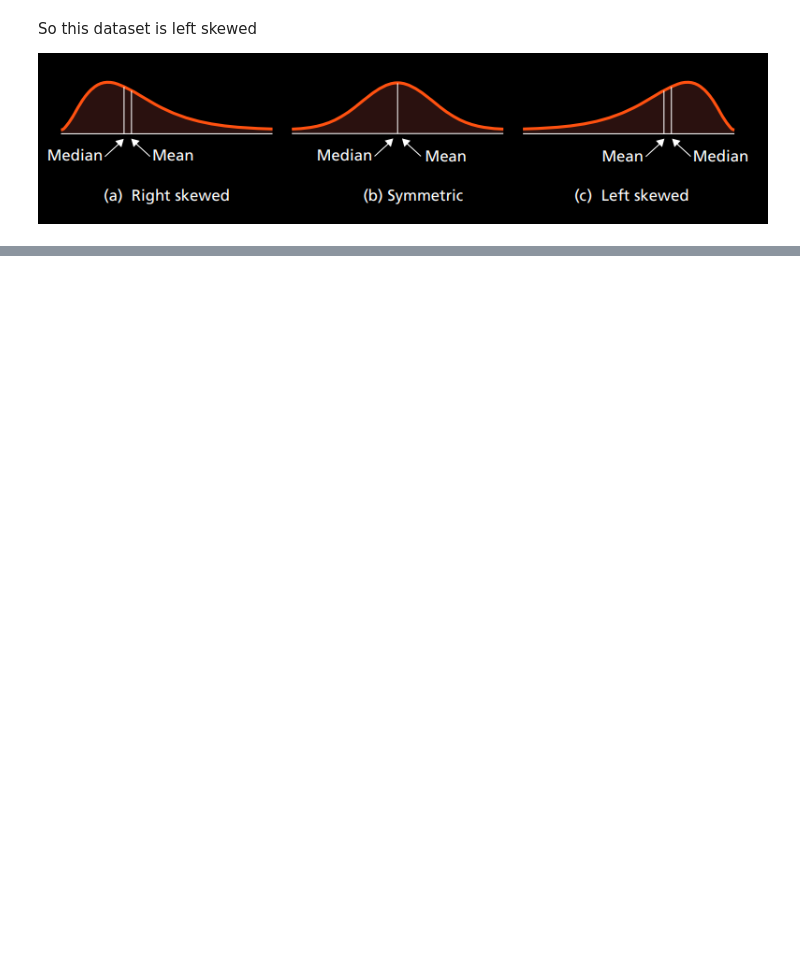
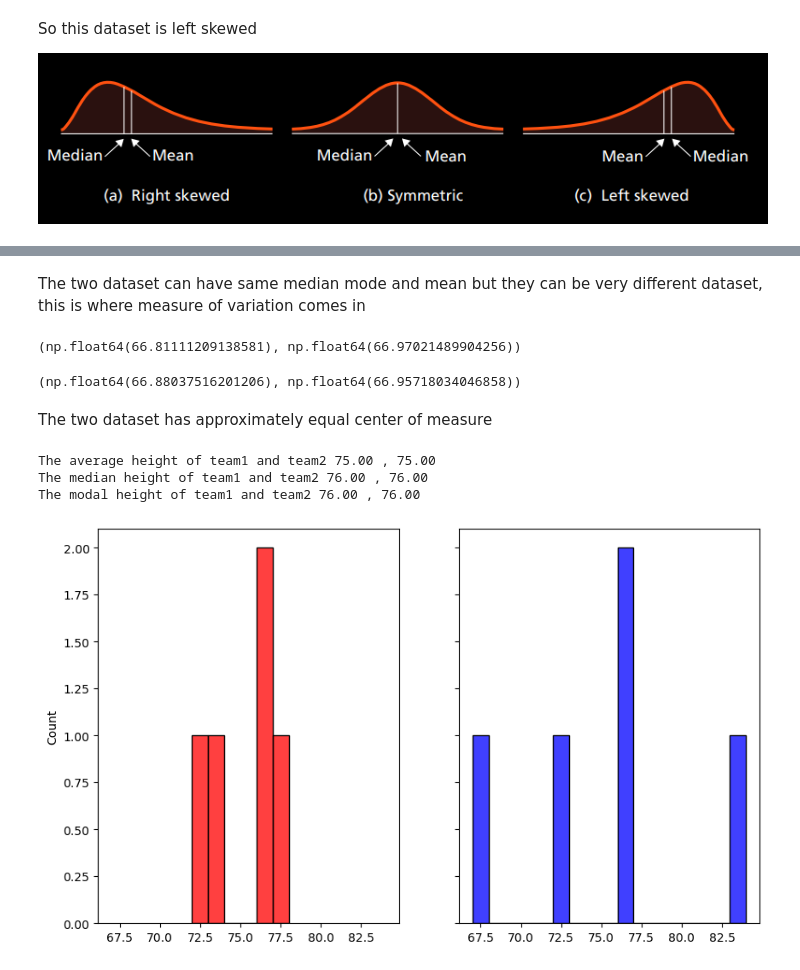
Before and after one commit to qamarr6092/math-with-python, a Jupyter notebook: Statistics/statistics.ipynb, the cells around one changed output, grey strips where cells are left out. Drawn from its saved outputs; the diff is of its cells as text; code cells hidden in the pictures; blank space fills up the shorter version.

```diff
--- a/Statistics/statistics.ipynb
+++ b/Statistics/statistics.ipynb
@@ -830,0 +962,43 @@ So this dataset is left skewed
+# %% [markdown]
+The two dataset can have same median mode and mean but they can be very different dataset, this is where measure of variation comes in
+# %%
+np.median(small), np.median(large)
+# %% [output]
+(np.float64(66.81111209138581), np.float64(66.97021489904256))
+# %%
+np.mean(small), np.mean(large)
+# %% [output]
+(np.float64(66.88037516201206), np.float64(66.95718034046858))
+# %% [markdown]
+The two dataset has approximately  equal center of measure
+# %%
+#Example  (height in inches)
+
+team_1 = np.array([72, 73, 76, 76, 78])
+
+team_2 = np.array( [ 67 ,72, 76, 76, 84])
+
+print(f'The average height of team1 and team2 { np.mean(team_1):.2f} , {np.mean(team_2):.2f}')
+
+print(f'The median height of team1 and team2 { np.median(team_1):.2f} , {np.median(team_2):.2f}')
+
+print(f'The modal height of team1 and team2 { sc.stats.mode(team_1)[0]:.2f} , {sc.stats.mode(team_2)[0]:.2f}')
+# %% [output]
+The average height of team1 and team2 75.00 , 75.00
+The median height of team1 and team2 76.00 , 76.00
+The modal height of team1 and team2 76.00 , 76.00
+# %%
+fig , ax = plt.subplots(1,2,figsize=(10, 6 ), sharex = True, sharey = True)
+
+plt.subplot(1,2,1)
+sns.histplot(team_1, color='red', edgecolor='black', stat='count',   bins=3 , ax= ax[0] , binwidth = 1)
+
+
+plt.subplot(1,2,2)
+sns.histplot(team_2, color='blue', edgecolor='black', stat='count',
+              bins=3 ,ax = ax[1] , binwidth =1 )
+
+
+plt.show()
+# %% [output]
+[figure, added]
```
Also changed, not shown: parts of 59 cells of this notebook.
